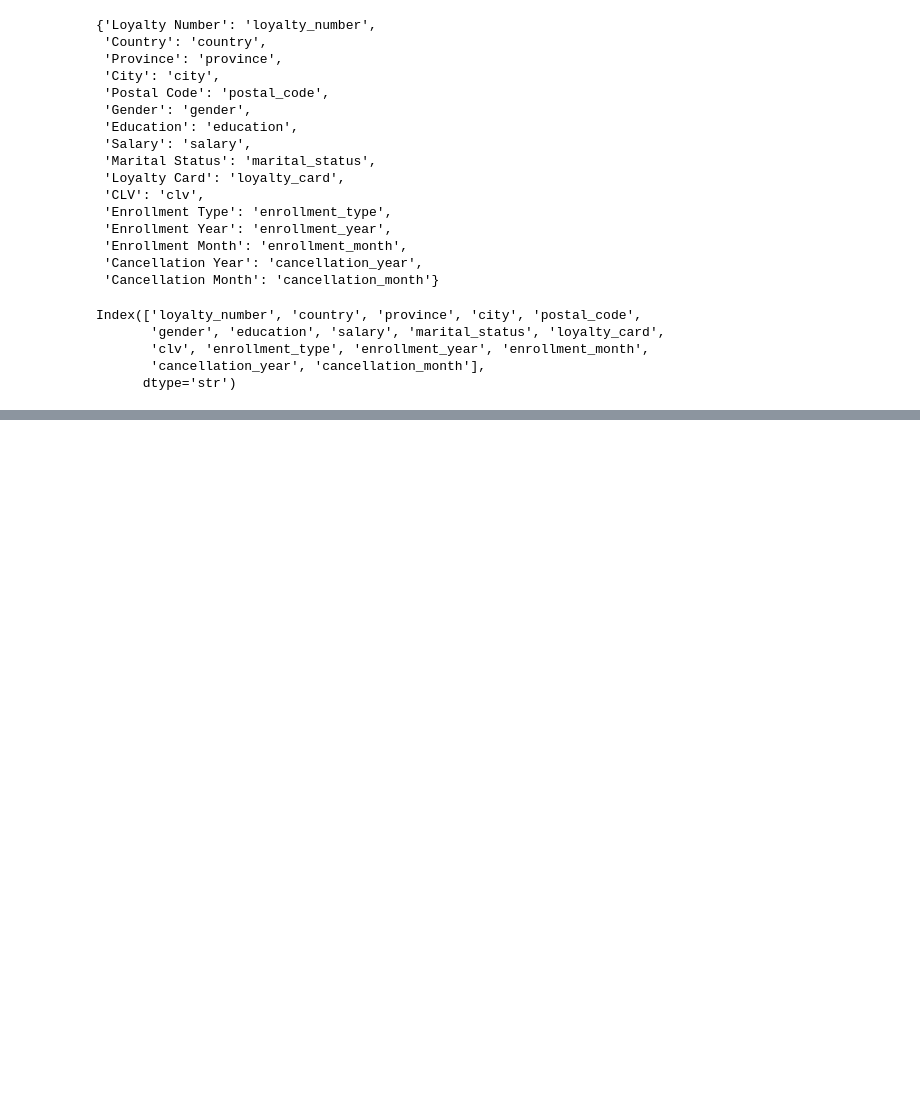
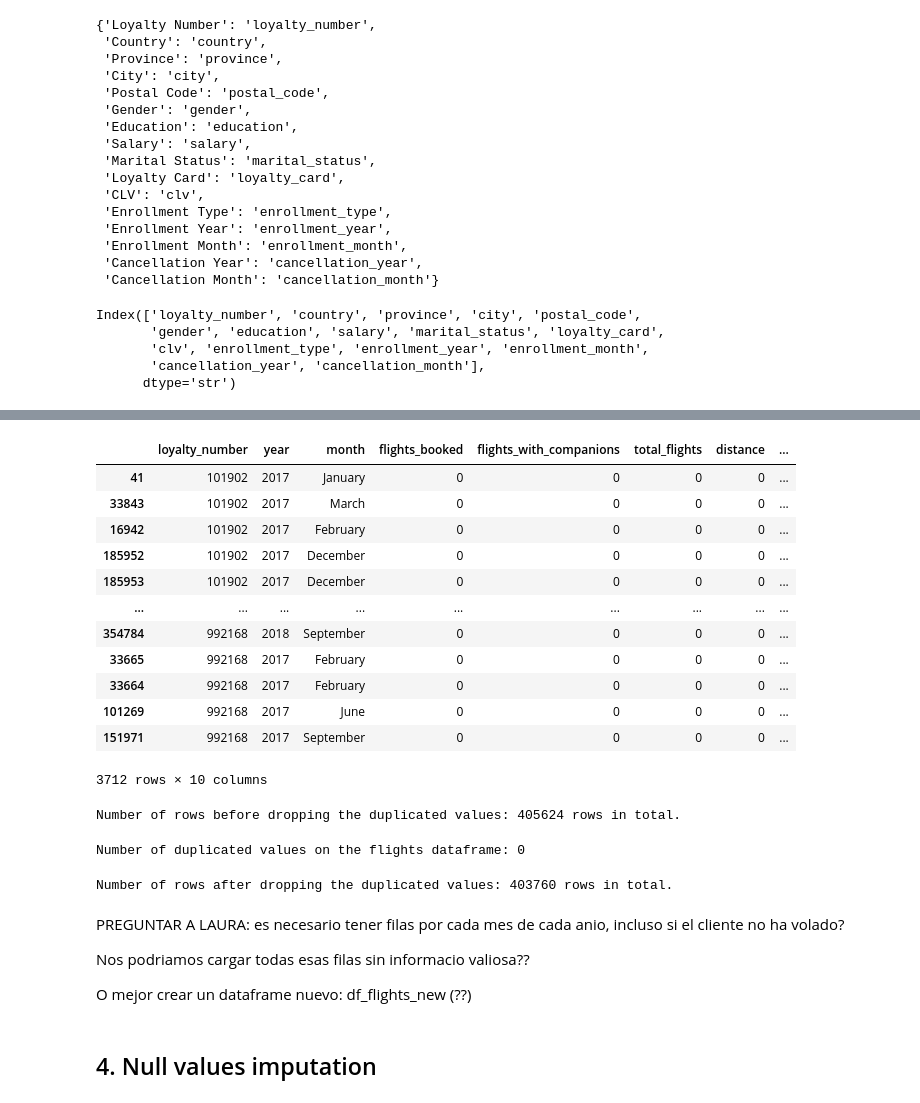
Before and after one commit to Adalab/bda-modulo-3-evaluacion-final-eva5ferrer, a Jupyter notebook: phase-1-data-exploration-cleaning.ipynb, the cells around one changed output, grey strips where cells are left out. Drawn from its saved outputs; the diff is of its cells as text; code cells hidden in the pictures; blank space fills up the shorter version.

```diff
--- a/phase-1-data-exploration-cleaning.ipynb
+++ b/phase-1-data-exploration-cleaning.ipynb
@@ -222,0 +269,3 @@ Data type changes should be done before doing any basic statistics such as df.de
+# %%
+df_flights['year'] = df_flights['year'].astype(str)
+print(df_flights.dtypes) # To verify we changed the date tpye to str
@@ -222,0 +328,8 @@ Data type changes should be done before doing any basic statistics such as df.de
+# %%
+months_dictionary = {1: "January", 2: "February", 3: "March", 4: "April",
+                     5: "May", 6: "June", 7: "July", 8: "August",
+                     9: "September", 10: "October", 11: "November", 12: "December"}
+# %%
+df_flights["month"] = df_flights["month"].replace(months_dictionary)
+# The use of replace is safer. If it does not find any coincidence, it will do nothing.
+df_flights.sample(2)
@@ -222,0 +389,6 @@ Data type changes should be done before doing any basic statistics such as df.de
+# %%
+df_flights["loyalty_number"] = df_flights["loyalty_number"].astype(object)
+df_customers["loyalty_number"] = df_flights["loyalty_number"].astype(object)
+# To verify the change:
+print(df_flights["loyalty_number"].dtypes)
+print(df_customers["loyalty_number"].dtypes)
@@ -222,0 +425,42 @@ Data type changes should be done before doing any basic statistics such as df.de
+# %%
+mask_duplicated_flights = df_flights.duplicated(keep=False) #To see both, the original and the copy.
+df_flights[mask_duplicated_flights].sort_values(by="loyalty_number")
+# There are some duplicated rows (e.g. Customer 101902 has two exact rows for 2017 - December)
+# %% [output]
+|  | loyalty_number | year | month | flights_booked | flights_with_companions | total_flights | distance | ... |
+| 41 | 101902 | 2017 | January | 0 | 0 | 0 | 0 | ... |
+| 33843 | 101902 | 2017 | March | 0 | 0 | 0 | 0 | ... |
+| 16942 | 101902 | 2017 | February | 0 | 0 | 0 | 0 | ... |
+| 185952 | 101902 | 2017 | December | 0 | 0 | 0 | 0 | ... |
+| 185953 | 101902 | 2017 | December | 0 | 0 | 0 | 0 | ... |
+| ... | ... | ... | ... | ... | ... | ... | ... | ... |
+| 354784 | 992168 | 2018 | September | 0 | 0 | 0 | 0 | ... |
+| 33665 | 992168 | 2017 | February | 0 | 0 | 0 | 0 | ... |
+| 33664 | 992168 | 2017 | February | 0 | 0 | 0 | 0 | ... |
+| 101269 | 992168 | 2017 | June | 0 | 0 | 0 | 0 | ... |
+| 151971 | 992168 | 2017 | September | 0 | 0 | 0 | 0 | ... |
+3712 rows × 10 columns
+# %%
+# Number of rows before dropping the duplicated values:
+print(f"Number of rows before dropping the duplicated values: {df_flights.shape[0]} rows in total.")
+# %% [output]
+Number of rows before dropping the duplicated values: 405624 rows in total.
+# %%
+# To drop duplicated values:
+df_flights = df_flights.drop_duplicates()
+print(f"Number of duplicated values on the flights dataframe: {df_flights.duplicated().sum()}")
+# %% [output]
+Number of duplicated values on the flights dataframe: 0
+# %%
+# Number of rows after dropping the duplicated values:
+print(f"Number of rows after dropping the duplicated values: {df_flights.shape[0]} rows in total.")
+# %% [output]
+Number of rows after dropping the duplicated values: 403760 rows in total.
+# %% [markdown]
+PREGUNTAR A LAURA: es necesario tener filas por cada mes de cada anio, incluso si el cliente no ha volado?
+
+Nos podriamos cargar todas esas filas sin informacio valiosa??
+
+O mejor crear un dataframe nuevo: df_flights_new (??)
+# %% [markdown]
+## 4. Null values imputation
```
Also changed, not shown: parts of 31 cells of this notebook.
